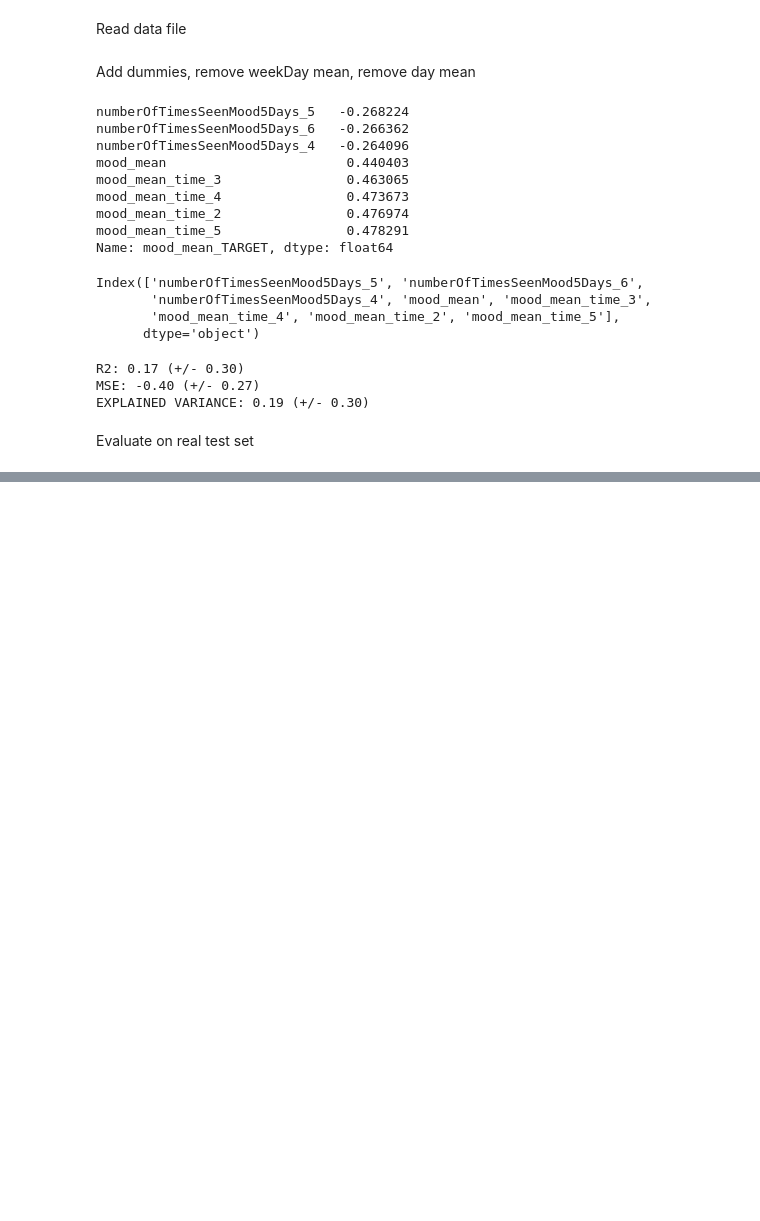
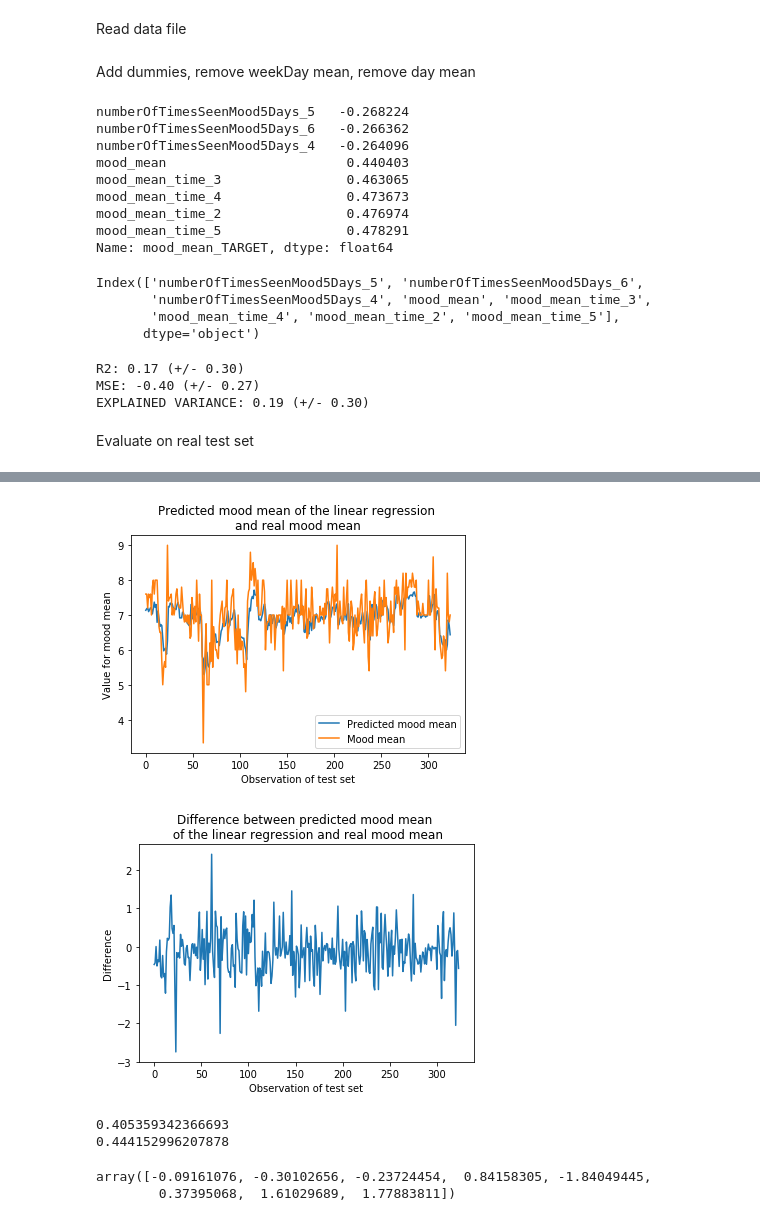
Before and after one commit to cathytoli/DMT, a Jupyter notebook: Rens/Simple Linear Regression.ipynb, the cells around one changed output, grey strips where cells are left out. Saved outputs shown, nothing was run; the diff lists cells and outputs as text; code cells hidden in the pictures; blank space fills up the shorter version.

```diff
--- a/Rens/Simple Linear Regression.ipynb
+++ b/Rens/Simple Linear Regression.ipynb
@@ -127 +117,33 @@ R2
 <Figure size 640x480 with 1 Axes>
+# %%
+import matplotlib.pyplot as plt
+plt.plot(y_pred)
+plt.plot(dfTest['mood_mean_TARGET'])
+plt.legend(["Predicted mood mean", "Mood mean"])
+plt.xlabel('Observation of test set')
+plt.ylabel('Value for mood mean')
+plt.title('Predicted mood mean of the linear regression \nand real mood mean')
+plt.savefig("benchmark_LinearRegression_Both")
+plt.show()
+
+plt.plot(y_pred - dfTest['mood_mean_TARGET'])
+plt.xlabel('Observation of test set')
+plt.ylabel('Difference')
+plt.title('Difference between predicted mood mean \n of the linear regression and real mood mean')
+
+plt.savefig("benchmark_LinearRegression_diff")
+# %% [output]
+[figure, added]
+[figure, added]
+# %%
+diff = abs(y_pred-dfTest['mood_mean_TARGET'])
+standardDev = diff.std()
+mean= diff.mean()
+print(standardDev)
+print(mean)
+clf.coef_
+# %% [output]
+0.405359342366693
+0.444152996207878
+array([-0.09161076, -0.30102656, -0.23724454,  0.84158305, -1.84049445,
+        0.37395068,  1.61029689,  1.77883811])
```
Also changed, not shown: parts of 4 cells of this notebook, 12 other files.
